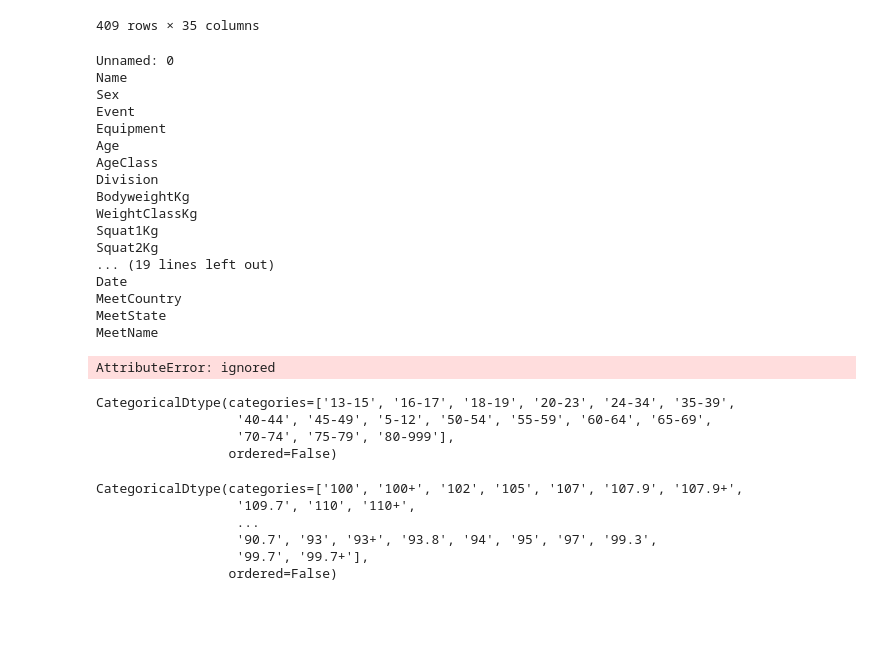
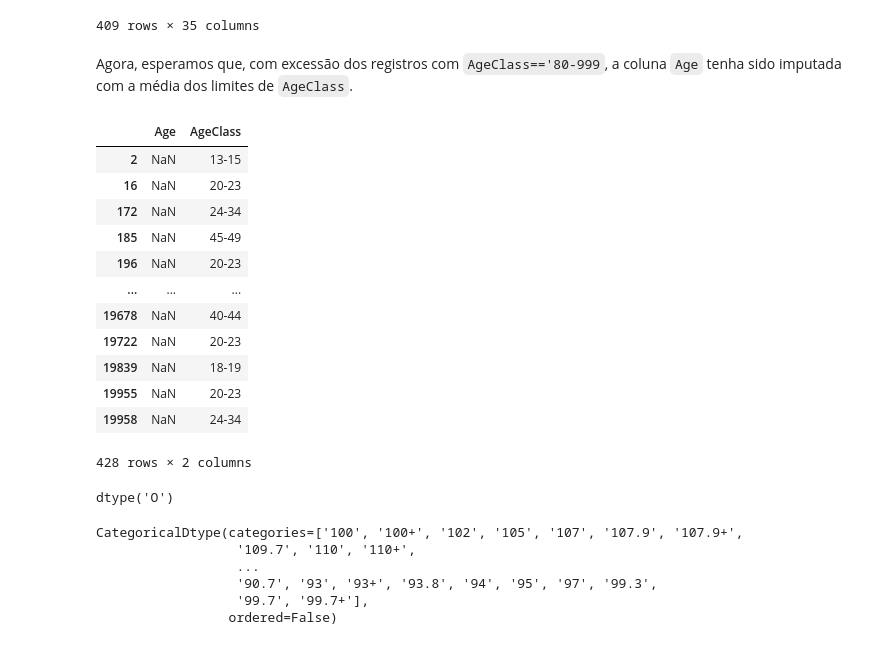
Before and after one commit to RafaelBNN/if697, a Jupyter notebook: ProjetoIF697.ipynb, the cells around one changed output. Cells and saved outputs as stored; diff of their text form; code cells hidden in the pictures; blank space fills up the shorter version.

```diff
--- a/ProjetoIF697.ipynb
+++ b/ProjetoIF697.ipynb
@@ -106,7 +106,7 @@ df['Name'] = df['Name'].astype('string')
 df['Sex'] = df['Sex'].astype('category')                        # astype('char')
 df['Event'] = df['Event'].astype('category')                    # astype('string')
 df['Equipment'] = df['Equipment'].astype('category')
-df['AgeClass'] = df['AgeClass'].astype('category')
+#df['AgeClass'] = df['AgeClass'].astype('category')
 df['Division'] = df['Division'].astype('category')
 df['WeightClassKg'] = df['WeightClassKg'].astype('category')
 df['Place'] = df['Place'].astype('category')                    # astype('int64')
@@ -509,45 +504,35 @@ df[(df['Age'].isnull())&(df['AgeClass'].notnull())]
 | 19955 | 1405801 | Chris Priore | M | SBD | Raw | NaN | 20-23 | Amateur Juniors 20-23 | 85.64 | ... |
 409 rows × 35 columns
 # %%
-for linha in df[(df['Age'].isnull())&(df['AgeClass'].notnull())]:
-    print(linha)
-    #x, y = linha.AgeClass.split('-')
-    #if y!=999:
-        #linha['Age'] = (x+y)/2
+for index, row in df[(df['Age'].isnull())&(df['AgeClass'].notnull())].iterrows():
+    x, y = row['AgeClass'].split('-')
+    x1 = int(x)
+    y1 = int(y)
+    #print(x1+y1)
+    if y1!=999:
+        row['Age']=((x1)+(y1))/2
-# %% [output]
-Unnamed: 0
-Name
-Sex
-Event
-Equipment
-Age
-AgeClass
-Division
-BodyweightKg
-WeightClassKg
-Squat1Kg
-Squat2Kg
-... (19 lines left out)
-Date
-MeetCountry
-MeetState
-MeetName
-# %%
-for index, row in df.iterrows():
-    x, y = row['AgeClass'].split('-')
-    x1 = int(x)
-    y1 = int(y)
-    if y!=999:
-        row['Age']=((x1)+(y1))/2
-# %% [output]
-AttributeError: ignored
+# %% [markdown]
+Agora, esperamos que, com excessão dos registros com `AgeClass=='80-999`, a coluna `Age` tenha sido imputada com a média dos limites de `AgeClass`.
+# %%
+df[(df['Age'].isnull())&(df['AgeClass'].notnull())][['Age','AgeClass']]
+# %% [output]
+|  | Age | AgeClass |
+| 2 | NaN | 13-15 |
+| 16 | NaN | 20-23 |
+| 172 | NaN | 24-34 |
+| 185 | NaN | 45-49 |
+| 196 | NaN | 20-23 |
+| ... | ... | ... |
+| 19678 | NaN | 40-44 |
+| 19722 | NaN | 20-23 |
+| 19839 | NaN | 18-19 |
+| 19955 | NaN | 20-23 |
+| 19958 | NaN | 24-34 |
+428 rows × 2 columns
 # %%
 df['AgeClass'].dtype
 # %% [output]
-CategoricalDtype(categories=['13-15', '16-17', '18-19', '20-23', '24-34', '35-39',
-                  '40-44', '45-49', '5-12', '50-54', '55-59', '60-64', '65-69',
-                  '70-74', '75-79', '80-999'],
-                 ordered=False)
+dtype('O')
 # %%
 df['WeightClassKg'].dtype
 # %% [output]
```
Also changed, not shown: parts of 4 cells of this notebook.
